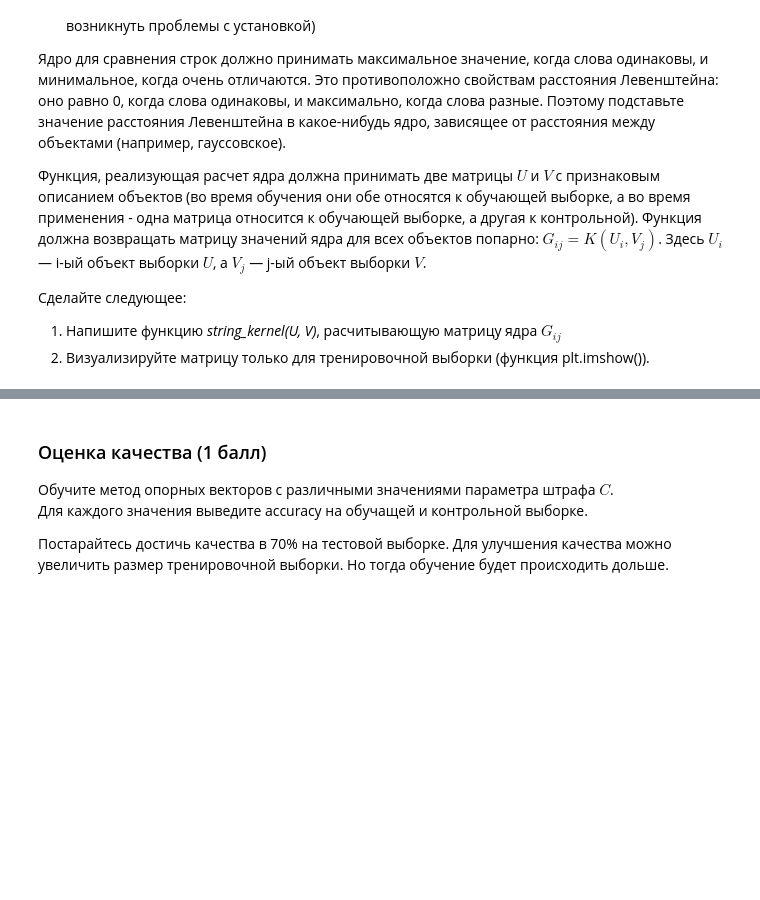
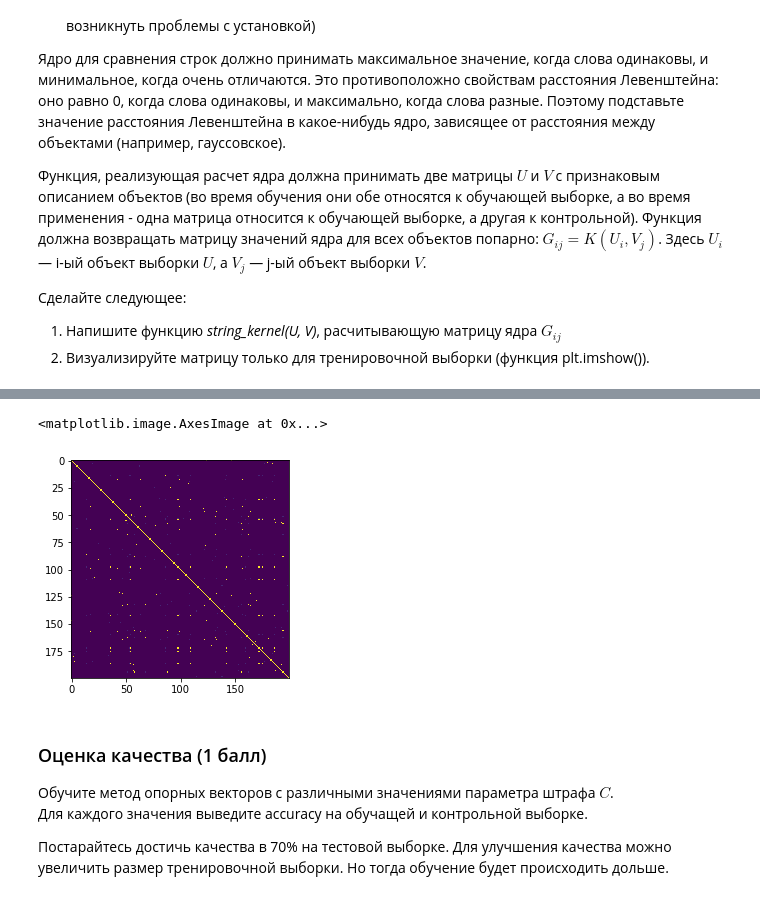
Before and after one commit to BobrG/IreneGit, a Jupyter notebook: hw1-svm.ipynb, the cells around one changed output, grey strips where cells are left out. Saved outputs shown, nothing was run; the diff lists cells and outputs as text; code cells hidden in the pictures; blank space fills up the shorter version.

```diff
--- a/hw1-svm.ipynb
+++ b/hw1-svm.ipynb
@@ -400,3 +404,19 @@ X_train, X_test, y_train, y_test = train_test_split(np.asarray(data_redused['ind
 Сделайте следующее:
 1. Напишите функцию *string_kernel(U, V)*, расчитывающую матрицу ядра $G_{ij}$
 2. Визуализируйте матрицу только для тренировочной выборки (функция plt.imshow()).
+# %%
+import editdistance as ed
+#G_ij = K(U_i, V_j)
+def string_kernel(U, V):
+#    G = np.zeros((len(U), len(V)))
+    f = np.vectorize(lambda a, b: np.exp(-a**2/ 2*b))
+    indi = 0
+#     for i in U:
+#         indj = 0
+#         for j in V:
+#             G[indi][indj] = ed.eval(data_.iloc[i].word, data_.iloc[j].word)
+#             indj += 1
+#         indi += 1
+    G = np.array([[ed.eval(data_.iloc[i].word, data_.iloc[j].word) for j in V] for i in U])
+    G = f(G, np.var(G))
+    return G
@@ -402,0 +429,2 @@ X_train, X_test, y_train, y_test = train_test_split(np.asarray(data_redused['ind
+# %%
+G_train = string_kernel(X_train[:200], X_train[:200])
@@ -403,3 +447,8 @@ X_train, X_test, y_train, y_test = train_test_split(np.asarray(data_redused['ind
+# %%
+plt.imshow(G_train)
+# %% [output]
+<matplotlib.image.AxesImage at 0x...>
+[figure, added]
 # %% [markdown]
 ### Оценка качества (1 балл)
 
```
Also changed, not shown: parts of 11 cells of this notebook.
